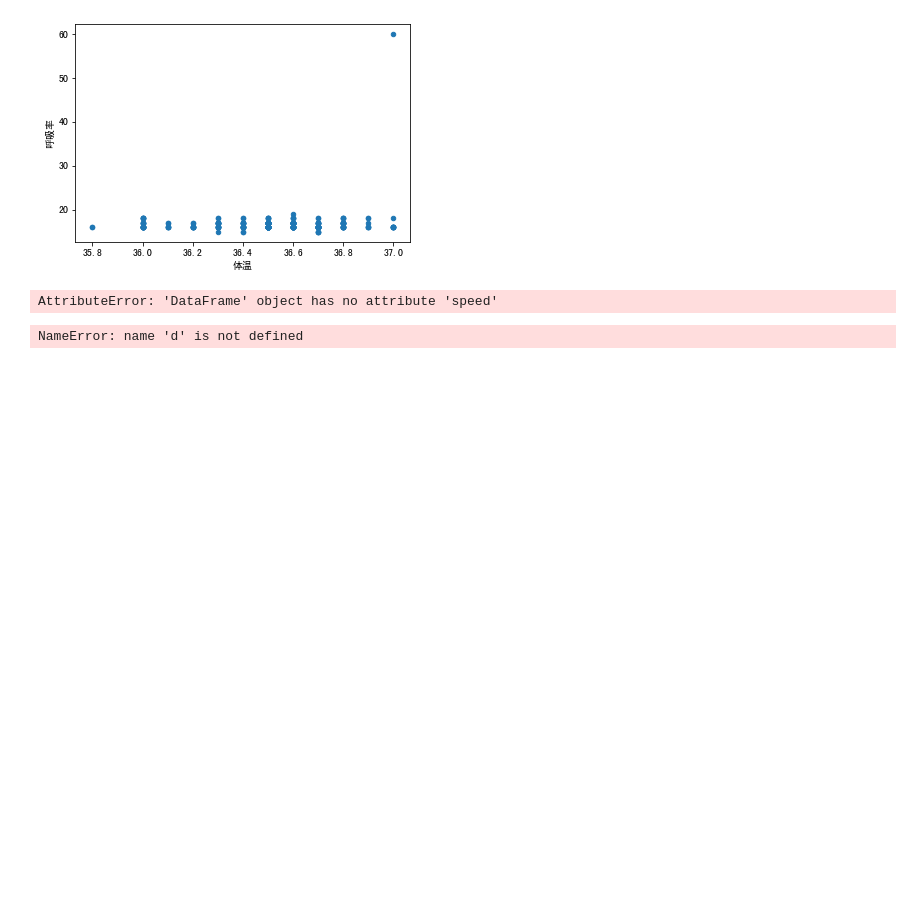
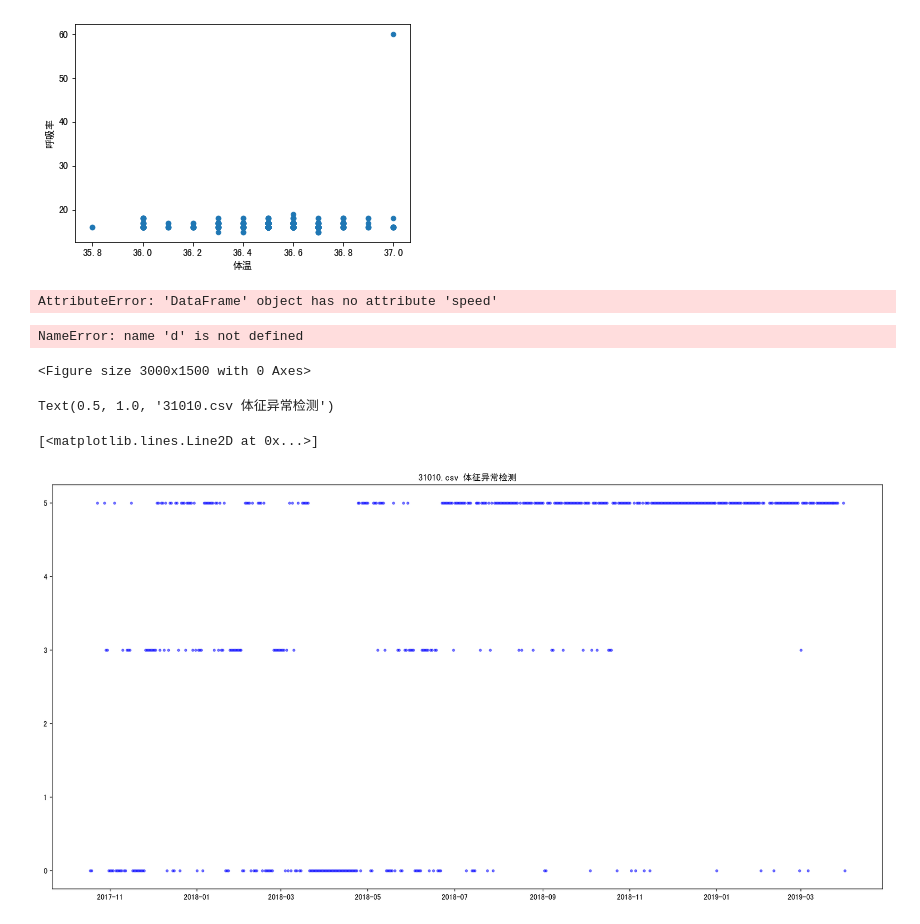
Before and after one commit to ZionYuan/COPD_DATA, a Jupyter notebook: method/anomalyDetection.ipynb, the cells around one changed output. Drawn from its saved outputs; the diff is of its cells as text; code cells hidden in the pictures; blank space fills up the shorter version.

```diff
--- a/method/anomalyDetection.ipynb
+++ b/method/anomalyDetection.ipynb
@@ -91,3 +66,26 @@ AttributeError: 'DataFrame' object has no attribute 'speed'
 d
 # %% [output]
 NameError: name 'd' is not defined
+# %%
+fname = '31010.csv'
+df = pd.read_csv('/Users/yuanzi/学习/yz/COPD/COPD_DATA/olds_fillna/'+fname)
+df['date'] = pd.to_datetime(df['date'],format='%Y-%m-%d')
+df['是否正常'] = 0 # 0 代表正常
+#对各项特征进行筛选
+df.loc[(df['体温']<35.8) | (df['体温']>37.4),'是否正常'] = 1#  60 岁以上 正常体温 35.8~37.4 (资料来源网络)
+df.loc[(df['呼吸率']<12) | (df['呼吸率']>20),'是否正常'] = 2#老人正常呼吸率 12~20 (资料来源网络)
+df.loc[(df['脉率']<67) | (df['脉率']>80),'是否正常'] = 3#  60 岁以上正常脉率 67~80 (资料来源网络)
+df.loc[(df['血压(低)']<60) | (df['血压(低)']>90),'是否正常'] = 4#  60 岁以上正常舒张压60~90 (资料来源网络)
+df.loc[(df['血压(高)']<90) | (df['血压(高)']>140),'是否正常'] = 5#  60 岁以上正常收缩压 90~140 (资料来源网络)
+df.loc[(df['血氧饱和度']<94),'是否正常'] = 6#  60 岁以上正常血氧饱和度>94% (资料来源网络)
+#绘制时间序列散点图
+plt.figure(figsize=(20,10))
+plt.title(fname+' 体征异常检测',fontsize='large',fontweight='bold')
+# plt.text(4, 1, 'hasattr呼呼', ha='left', wrap=True)
+plt.plot_date(x = df.date, y = df['是否正常'], fmt='.b',alpha = 0.5)
+plt.show()
+# %% [output]
+<Figure size 3000x1500 with 0 Axes>
+Text(0.5, 1.0, '31010.csv 体征异常检测')
+[<matplotlib.lines.Line2D at 0x...>]
+[figure, added]
```
Also changed, not shown: parts of 1 cell of this notebook, 2 other files.
